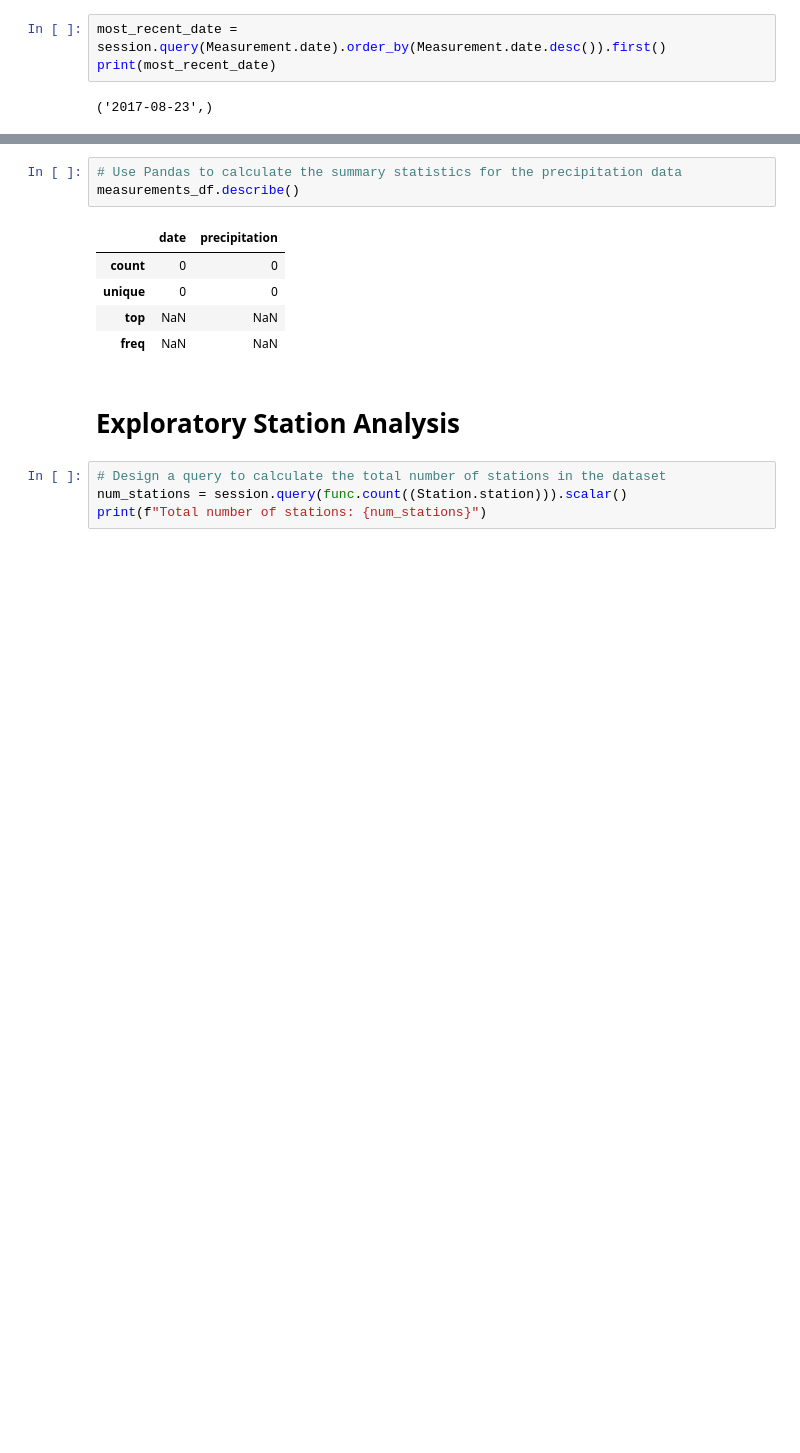
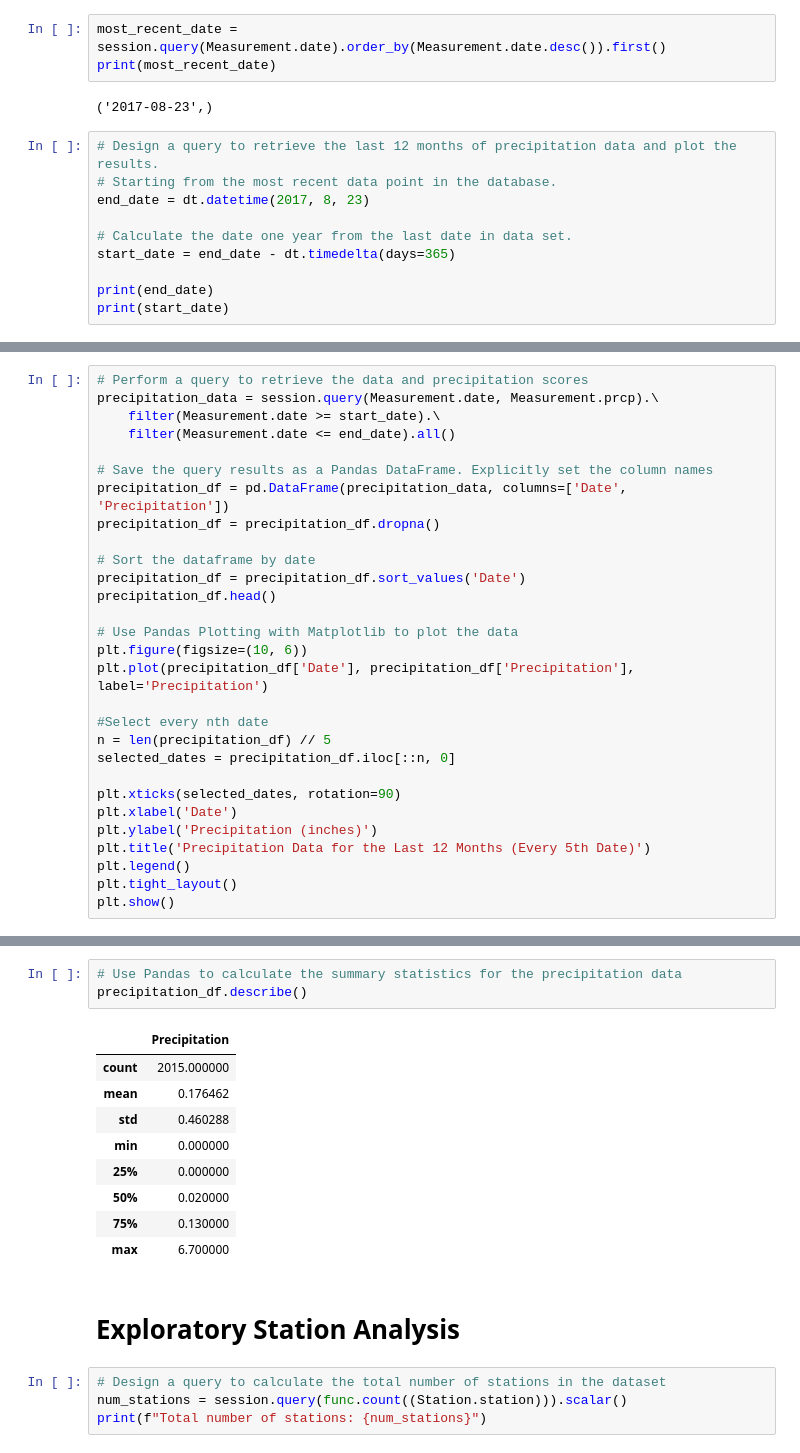
Before and after one commit to JaskiratSingh95/sqlalchemy-challenge, a Jupyter notebook: SurfsUp/climate_starter.ipynb, the cells around one changed output, grey strips where cells are left out. Drawn from its saved outputs; the diff is of its cells as text; blank space fills up the shorter version.

```diff
--- a/SurfsUp/climate_starter.ipynb
+++ b/SurfsUp/climate_starter.ipynb
@@ -83,3 +88,13 @@ most_recent_date = session.query(Measurement.date).order_by(Measurement.date.des
 print(most_recent_date)
 # %% [output]
 ('2017-08-23',)
+# %%
+# Design a query to retrieve the last 12 months of precipitation data and plot the results.
+# Starting from the most recent data point in the database.
+end_date = dt.datetime(2017, 8, 23)
+
+# Calculate the date one year from the last date in data set.
+start_date = end_date - dt.timedelta(days=365)
+
+print(end_date)
+print(start_date)
@@ -90,0 +108,29 @@ DatetimeIndex(['2016-08-23'], dtype='datetime64[ns]', freq=None)
+# %%
+# Perform a query to retrieve the data and precipitation scores
+precipitation_data = session.query(Measurement.date, Measurement.prcp).\
+    filter(Measurement.date >= start_date).\
+    filter(Measurement.date <= end_date).all()
+
+# Save the query results as a Pandas DataFrame. Explicitly set the column names
+precipitation_df = pd.DataFrame(precipitation_data, columns=['Date', 'Precipitation'])
+precipitation_df = precipitation_df.dropna()
+
+# Sort the dataframe by date
+precipitation_df = precipitation_df.sort_values('Date')
+precipitation_df.head()
+
+# Use Pandas Plotting with Matplotlib to plot the data
+plt.figure(figsize=(10, 6))
+plt.plot(precipitation_df['Date'], precipitation_df['Precipitation'], label='Precipitation')
+
+#Select every nth date
+n = len(precipitation_df) // 5
+selected_dates = precipitation_df.iloc[::n, 0]
+
+plt.xticks(selected_dates, rotation=90)
+plt.xlabel('Date')
+plt.ylabel('Precipitation (inches)')
+plt.title('Precipitation Data for the Last 12 Months (Every 5th Date)')
+plt.legend()
+plt.tight_layout()
+plt.show()
@@ -118,13 +169,17 @@ plt.show()
 [figure]
 # %%
 # Use Pandas to calculate the summary statistics for the precipitation data
-measurements_df.describe()
+precipitation_df.describe()
 # %% [output]
-|  | date | precipitation |
-| count | 0 | 0 |
-| unique | 0 | 0 |
-| top | NaN | NaN |
-| freq | NaN | NaN |
+|  | Precipitation |
+| count | 2015.000000 |
+| mean | 0.176462 |
+| std | 0.460288 |
+| min | 0.000000 |
+| 25% | 0.000000 |
+| 50% | 0.020000 |
+| 75% | 0.130000 |
+| max | 6.700000 |
 # %% [markdown]
 # Exploratory Station Analysis
 # %%
```
Also changed, not shown: parts of 11 cells of this notebook, 1 other file.
